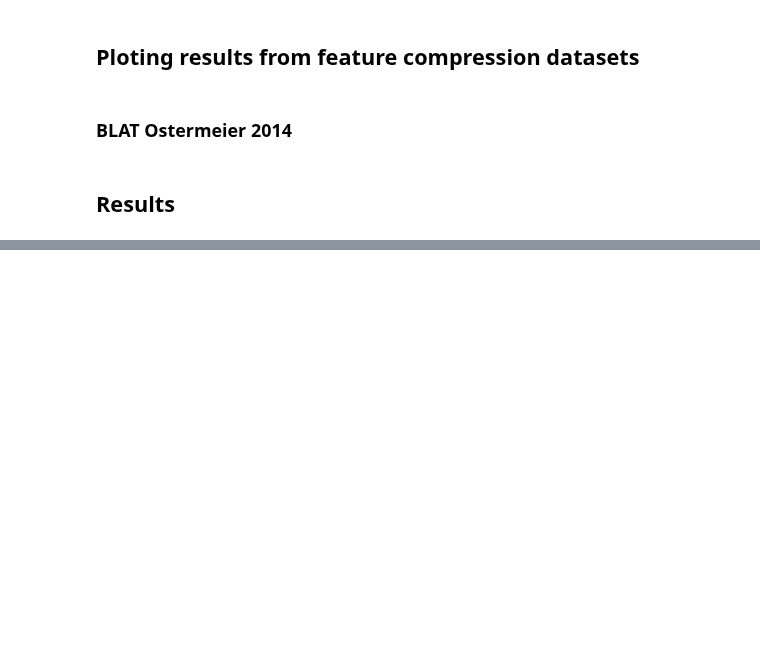
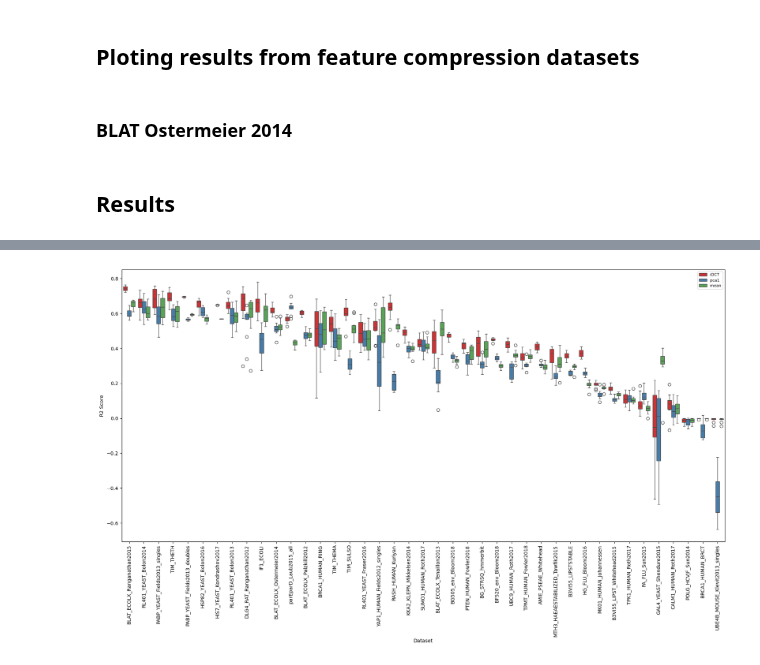
Before and after one commit to ziul-bio/SWAT, a Jupyter notebook: plot_results.ipynb, the cells around one changed output, grey strips where cells are left out. Cells and saved outputs as stored; diff of their text form; code cells hidden in the pictures; blank space fills up the shorter version.

```diff
--- a/plot_results.ipynb
+++ b/plot_results.ipynb
@@ -81,0 +168,11 @@ for file in os.listdir('results/regression/'):
+# %%
+plt.figure(figsize=(22, 10))
+sns.boxplot(data=data1, x='Dataset', y='R2_score_test', hue='Compression_methd', palette='Set1')
+#plt.ylim(-0.1, 1)
+plt.ylabel('R2 Score')
+plt.xlabel('Dataset')
+plt.xticks(rotation=90)
+plt.legend(loc='upper right', prop={'size': 8})
+plt.show()
+# %% [output]
+[figure, added]
```
Also changed, not shown: parts of 8 cells of this notebook.
